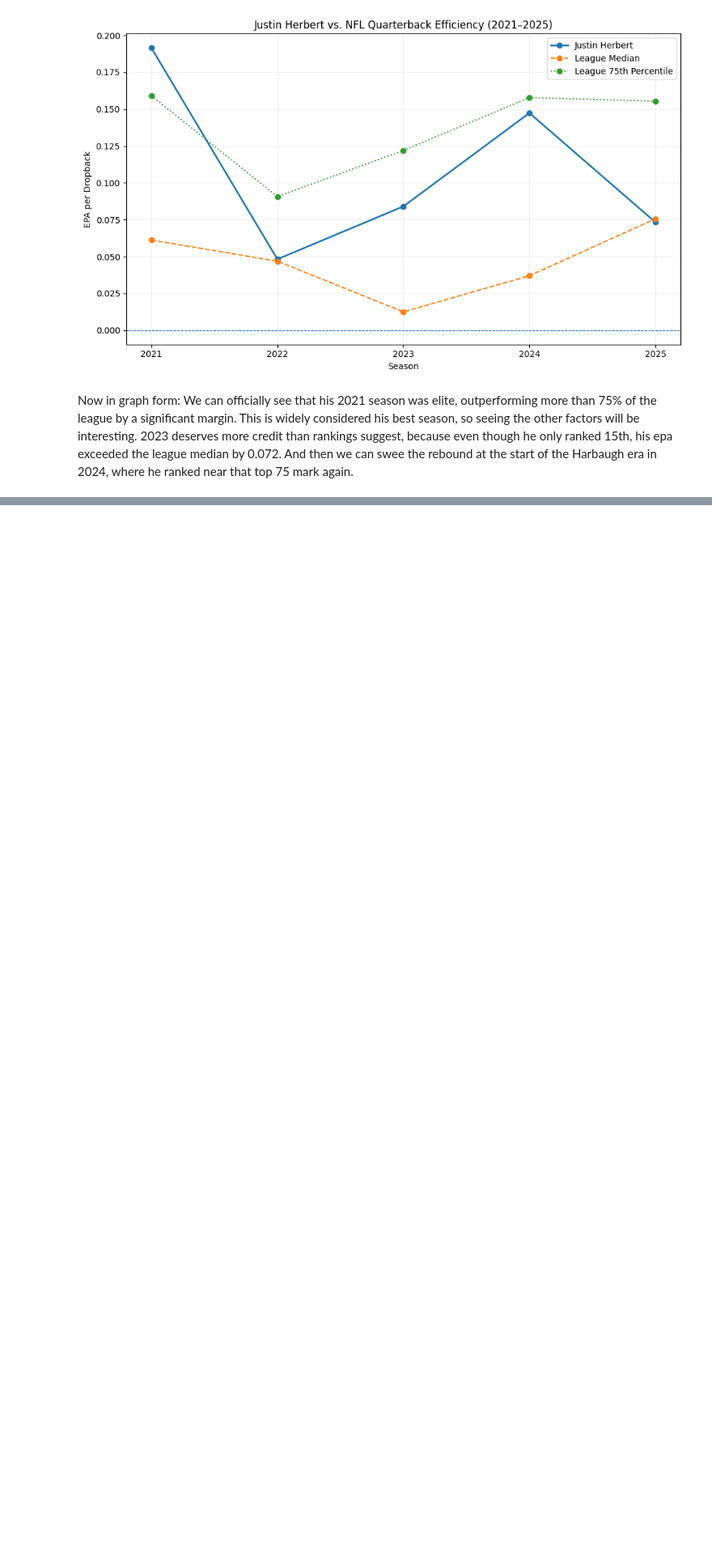
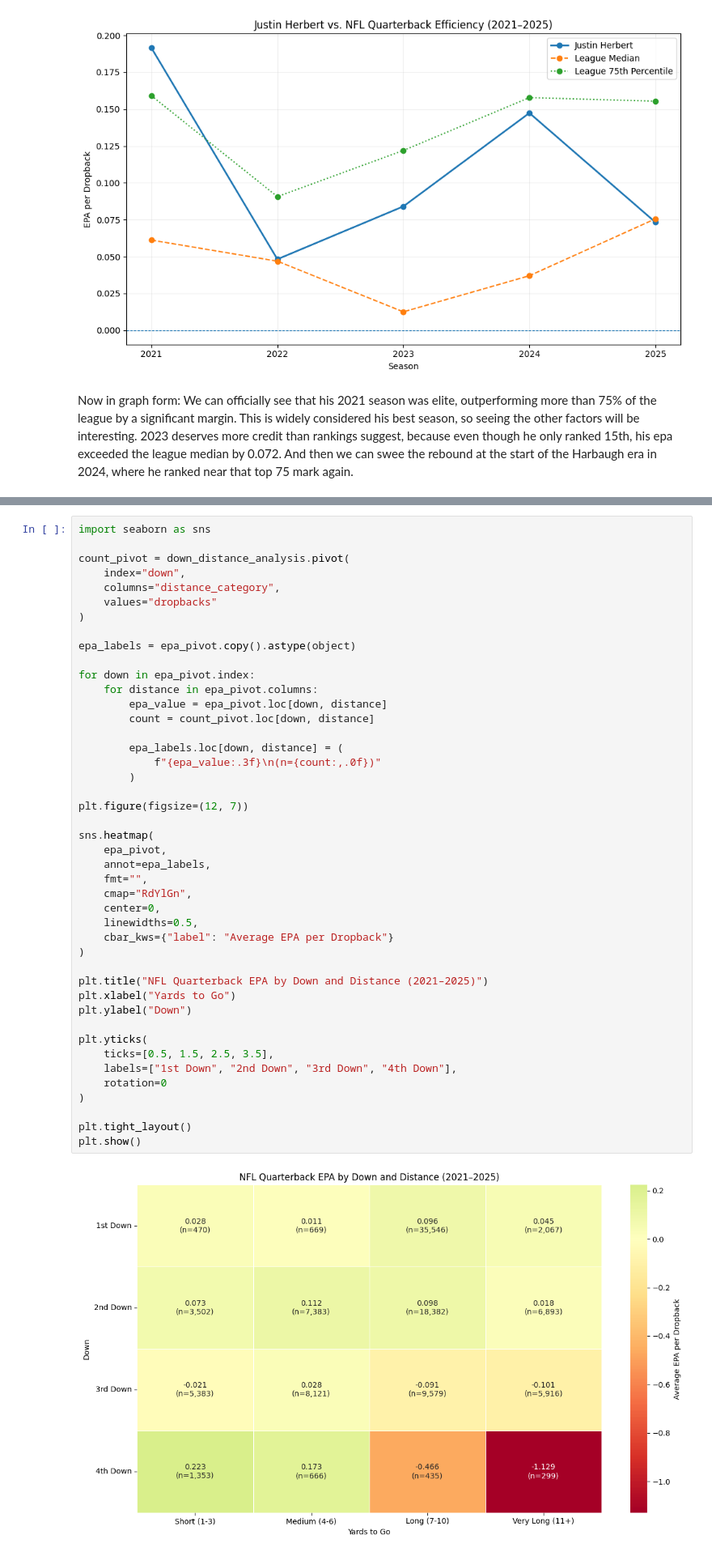
Before and after one commit to KyleRed16/QB-EPA-Analysis, a Jupyter notebook: Quarterback_EPA_Analysis.ipynb, the cells around one changed output, grey strips where cells are left out. Shown at 81% size. Saved outputs shown, nothing was run; the diff lists cells and outputs as text; blank space fills up the shorter version.

Commit message:
Up to the start of Air Yards vs EPA calculation

```diff
--- a/Quarterback_EPA_Analysis.ipynb
+++ b/Quarterback_EPA_Analysis.ipynb
@@ -961,0 +1118,46 @@ Now in graph form: We can officially see that his 2021 season was elite, outperf
+# %%
+import seaborn as sns
+
+count_pivot = down_distance_analysis.pivot(
+    index="down",
+    columns="distance_category",
+    values="dropbacks"
+)
+
+epa_labels = epa_pivot.copy().astype(object)
+
+for down in epa_pivot.index:
+    for distance in epa_pivot.columns:
+        epa_value = epa_pivot.loc[down, distance]
+        count = count_pivot.loc[down, distance]
+
+        epa_labels.loc[down, distance] = (
+            f"{epa_value:.3f}\n(n={count:,.0f})"
+        )
+
+plt.figure(figsize=(12, 7))
+
+sns.heatmap(
+    epa_pivot,
+    annot=epa_labels,
+    fmt="",
+    cmap="RdYlGn",
+    center=0,
+    linewidths=0.5,
+    cbar_kws={"label": "Average EPA per Dropback"}
+)
+
+plt.title("NFL Quarterback EPA by Down and Distance (2021–2025)")
+plt.xlabel("Yards to Go")
+plt.ylabel("Down")
+
+plt.yticks(
+    ticks=[0.5, 1.5, 2.5, 3.5],
+    labels=["1st Down", "2nd Down", "3rd Down", "4th Down"],
+    rotation=0
+)
+
+plt.tight_layout()
+plt.show()
+# %% [output]
+[figure, added]
```
Also changed, not shown: parts of 41 cells of this notebook.
